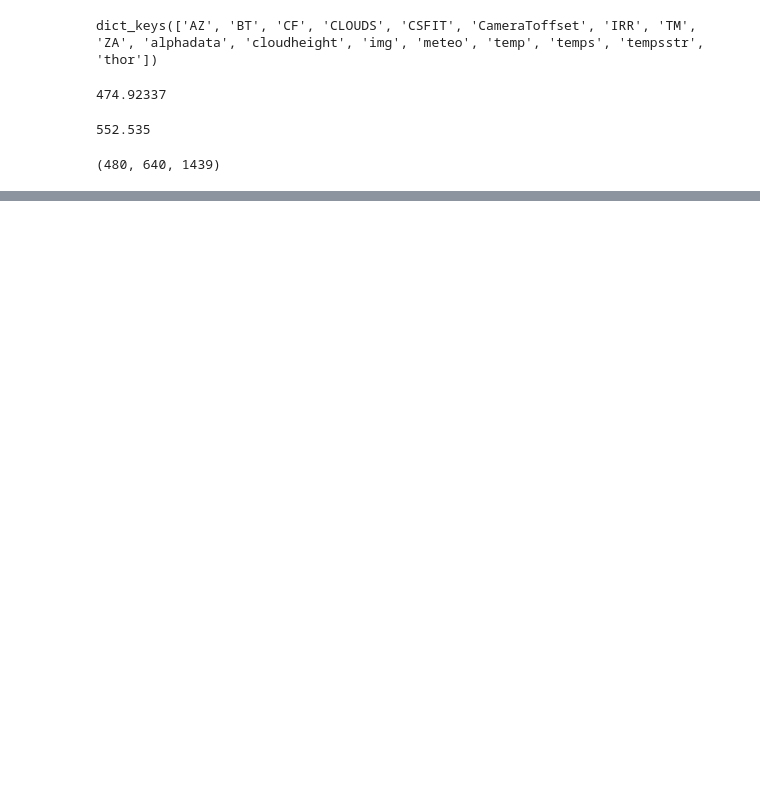
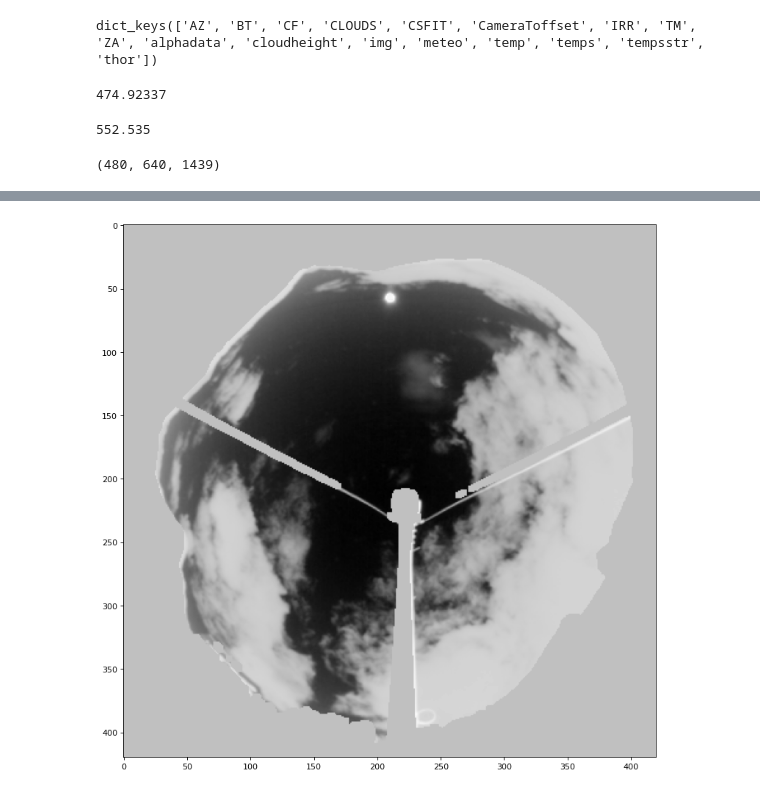
Before and after one commit to elrichgro/cloudseg, a Jupyter notebook: irccam/notebooks/IRCCAM data exploration (messy).ipynb, the cells around one changed output, grey strips where cells are left out. Cells and saved outputs as stored; diff of their text form; code cells hidden in the pictures; blank space fills up the shorter version.

```diff
--- a/irccam/notebooks/IRCCAM data exploration (messy).ipynb
+++ b/irccam/notebooks/IRCCAM data exploration (messy).ipynb
@@ -127,0 +134,4 @@ plot_img(vis_img)
+# %%
+plot_img(irccam_img)
+# %% [output]
+[figure, added]
```
Also changed, not shown: parts of 11 cells of this notebook, 2 other files.
